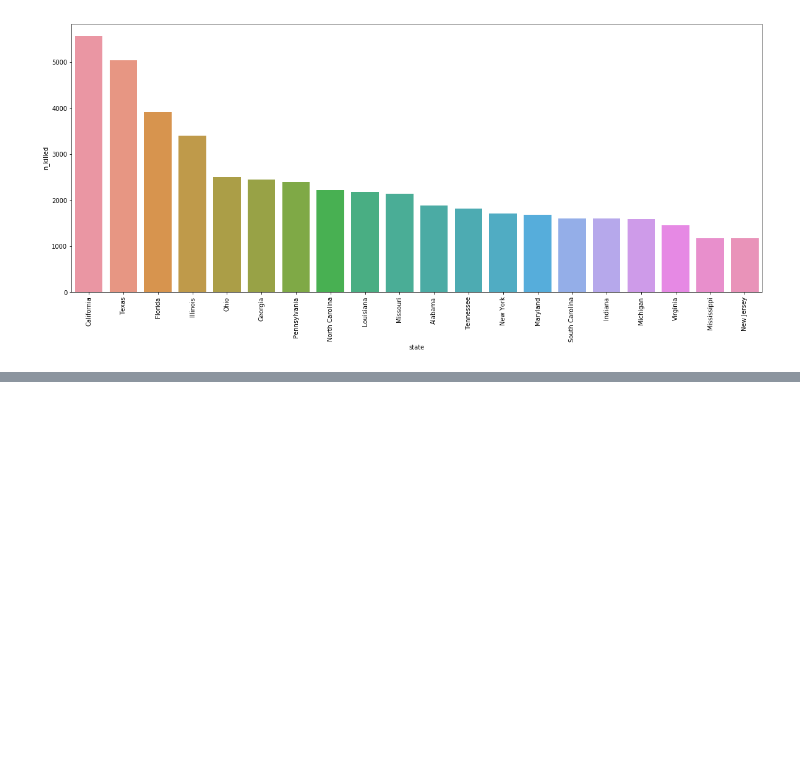
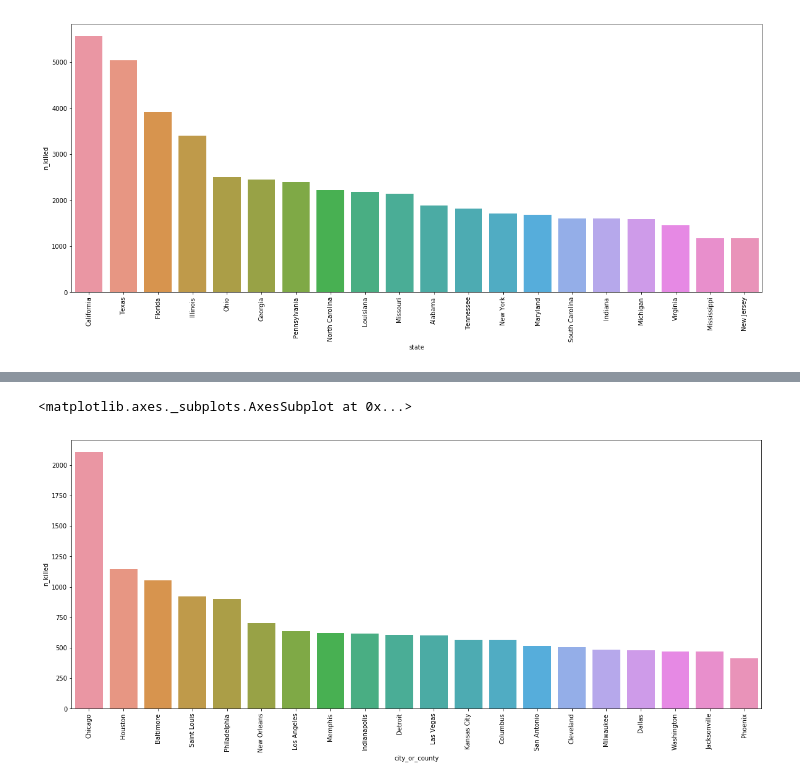
Before and after one commit to AndyDeNike/gun_violence_us_data, a Jupyter notebook: gun_violence_us_data_2013_18.ipynb, the cells around one changed output, grey strips where cells are left out. Saved outputs shown, nothing was run; the diff lists cells and outputs as text; code cells hidden in the pictures; blank space fills up the shorter version.

Commit message:
Added barplot for city/counties with most people killed by guns / added counts tables

```diff
--- a/gun_violence_us_data_2013_18.ipynb
+++ b/gun_violence_us_data_2013_18.ipynb
@@ -200,0 +221,10 @@ sns.barplot(x='state', y='n_killed', data=df_sorted_n_killed_by_state)
+# %%
+plt.figure(figsize=(20,8))
+plt.xticks(rotation=90)
+df_sorted_n_killed_by_city_county = df[['city_or_county', 'n_killed']].groupby(['city_or_county'],
+                                    as_index=False).sum().sort_values(by='n_killed', ascending=False).head(20)
+
+sns.barplot(x='city_or_county', y='n_killed', data=df_sorted_n_killed_by_city_county)
+# %% [output]
+<matplotlib.axes._subplots.AxesSubplot at 0x...>
+[figure, added]
```
Also changed, not shown: parts of 2 cells of this notebook.
